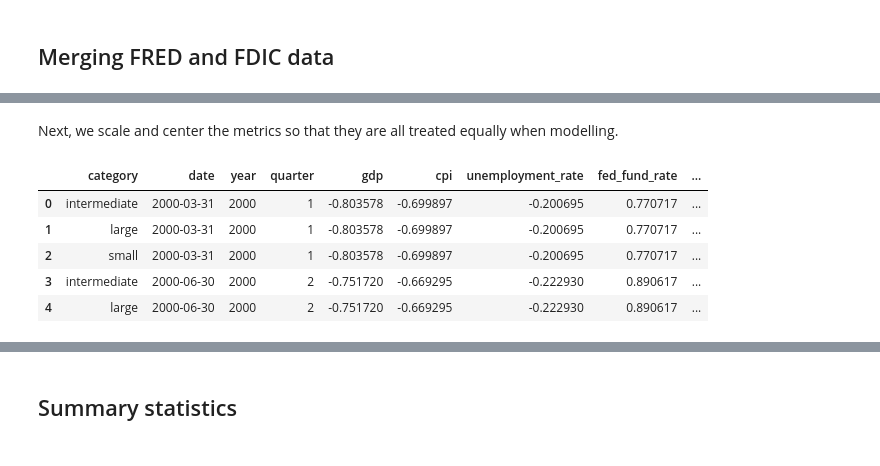
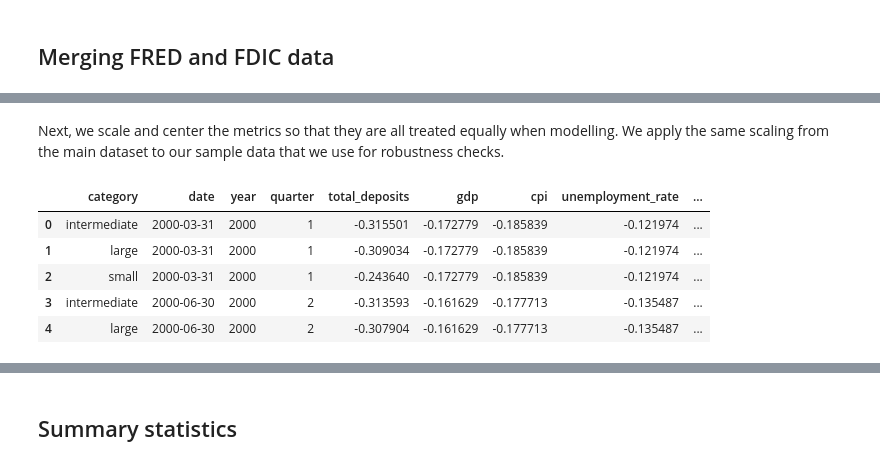
Before and after one commit to hughdingb58/deposit_size_prediction, a Jupyter notebook: main.ipynb, the cells around one changed output, grey strips where cells are left out. Drawn from its saved outputs; the diff is of its cells as text; code cells hidden in the pictures.

```diff
--- a/main.ipynb
+++ b/main.ipynb
@@ -309,3 +326,7 @@ financials = read_feather("fdic_financials.feather")
+# %%
+# Move these banks to their own df
+financials_sample = financials[financials["name"].isin(bank_sample)]
+financials = financials[~financials["name"].isin(bank_sample)]
 # %% [markdown]
 <a id="explo-start"></a>
 # Initial data exploration
@@ -370,7 +391,8 @@ financials.groupby(["category"]).agg({"total_assets_last": "sum"})
 These thresholds seem reasonable (the three aggregate categories are comparably sized), so we will use them for now.
 # %%
 financials_agg = financials.drop(["name"], axis = 1). \
-  groupby(["category", "date", "year", "quarter"]).agg("sum").reset_index()
+  groupby(["category", "date", "year", "quarter"]).agg("sum").reset_index(). \
+  drop("total_assets_last", axis = 1)
 financials_agg.head()
 # %% [output]
 |  | category | date | year | quarter | total_assets | total_interest_expense_quarterly | total_deposits | ... |
@@ -407,9 +429,10 @@ The values seem to generally follow a very roughly normal distribution (with som
 # %%
 # Merge on quarter
 df_full = pd.merge(econ.drop("date", axis = 1), financials_agg)
+df_samples_full = pd.merge(econ.drop("date", axis = 1), financials_sample)
 # Rearrange columns
 cols = list(df_full.columns)
-for col in ["quarter", "year", "date", "category"]:
+for col in ["total_deposits", "quarter", "year", "date", "category"]:
     cols.insert(0, cols.pop(cols.index(col)))
 df_full = df_full[cols].sort_values(["date", "category"])
 df_full.head()
@@ -422,0 +446,5 @@ df_full.head()
+# %%
+cols_sample = cols.copy()
+cols_sample[0] = "name"
+df_samples_full = df_samples_full[cols_sample].sort_values(["date", "name"])
+df_samples_full
@@ -423,15 +465,21 @@ df_full.head()
 # %% [markdown]
-Next, we scale and center the metrics so that they are all treated equally when modelling.
+Next, we scale and center the metrics so that they are all treated equally when modelling. We apply the same scaling from the main dataset to our sample data that we use for robustness checks.
 # %%
 df = df_full.copy()
+df_samples = df_samples_full.copy()
 for i in df.columns[4:]:
-    df[i] = df[i] - np.mean(df[i])  # Center values
-    df[i] = df[i] / np.max([np.nanmax(df[i]), np.nanmin(df[i]) * -1])  # Scale values
+    df_mean = np.mean(df[i])
+    df_scale = np.max([np.nanmax(df[i]), np.nanmin(df[i]) * -1])
+    df[i] = df[i] - df_mean
+    df[i] = df[i] / df_scale
+
+    df_samples[i] = df_samples[i] - df_mean
+    df_samples[i] = df_samples[i] / df_scale
 df.head()
 # %% [output]
-|  | category | date | year | quarter | gdp | cpi | unemployment_rate | fed_fund_rate | ... |
-| 0 | intermediate | 2000-03-31 | 2000 | 1 | -0.803578 | -0.699897 | -0.200695 | 0.770717 | ... |
-| 1 | large | 2000-03-31 | 2000 | 1 | -0.803578 | -0.699897 | -0.200695 | 0.770717 | ... |
-| 2 | small | 2000-03-31 | 2000 | 1 | -0.803578 | -0.699897 | -0.200695 | 0.770717 | ... |
-| 3 | intermediate | 2000-06-30 | 2000 | 2 | -0.751720 | -0.669295 | -0.222930 | 0.890617 | ... |
-| 4 | large | 2000-06-30 | 2000 | 2 | -0.751720 | -0.669295 | -0.222930 | 0.890617 | ... |
+|  | category | date | year | quarter | total_deposits | gdp | cpi | unemployment_rate | ... |
+| 0 | intermediate | 2000-03-31 | 2000 | 1 | -0.315501 | -0.172779 | -0.185839 | -0.121974 | ... |
+| 1 | large | 2000-03-31 | 2000 | 1 | -0.309034 | -0.172779 | -0.185839 | -0.121974 | ... |
+| 2 | small | 2000-03-31 | 2000 | 1 | -0.243640 | -0.172779 | -0.185839 | -0.121974 | ... |
+| 3 | intermediate | 2000-06-30 | 2000 | 2 | -0.313593 | -0.161629 | -0.177713 | -0.135487 | ... |
+| 4 | large | 2000-06-30 | 2000 | 2 | -0.307904 | -0.161629 | -0.177713 | -0.135487 | ... |
```
Also changed, not shown: parts of 12 cells of this notebook.
